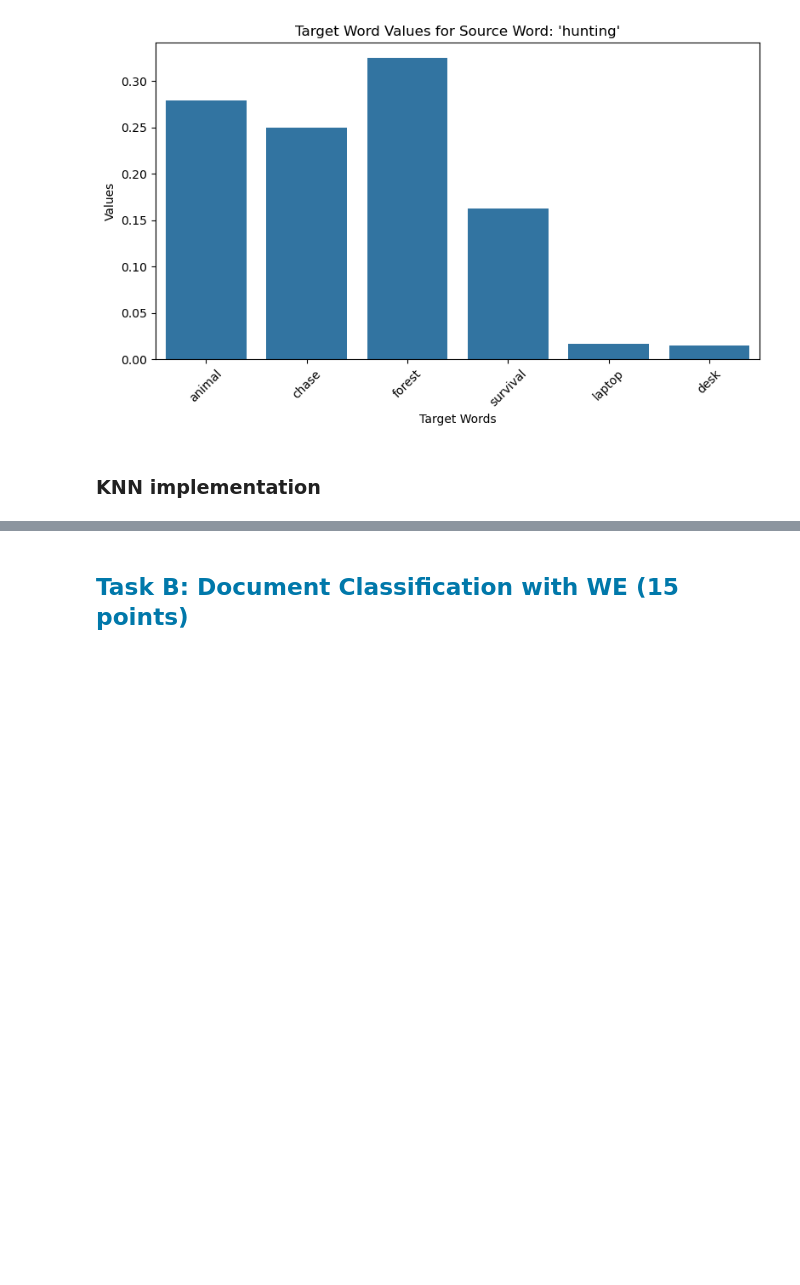
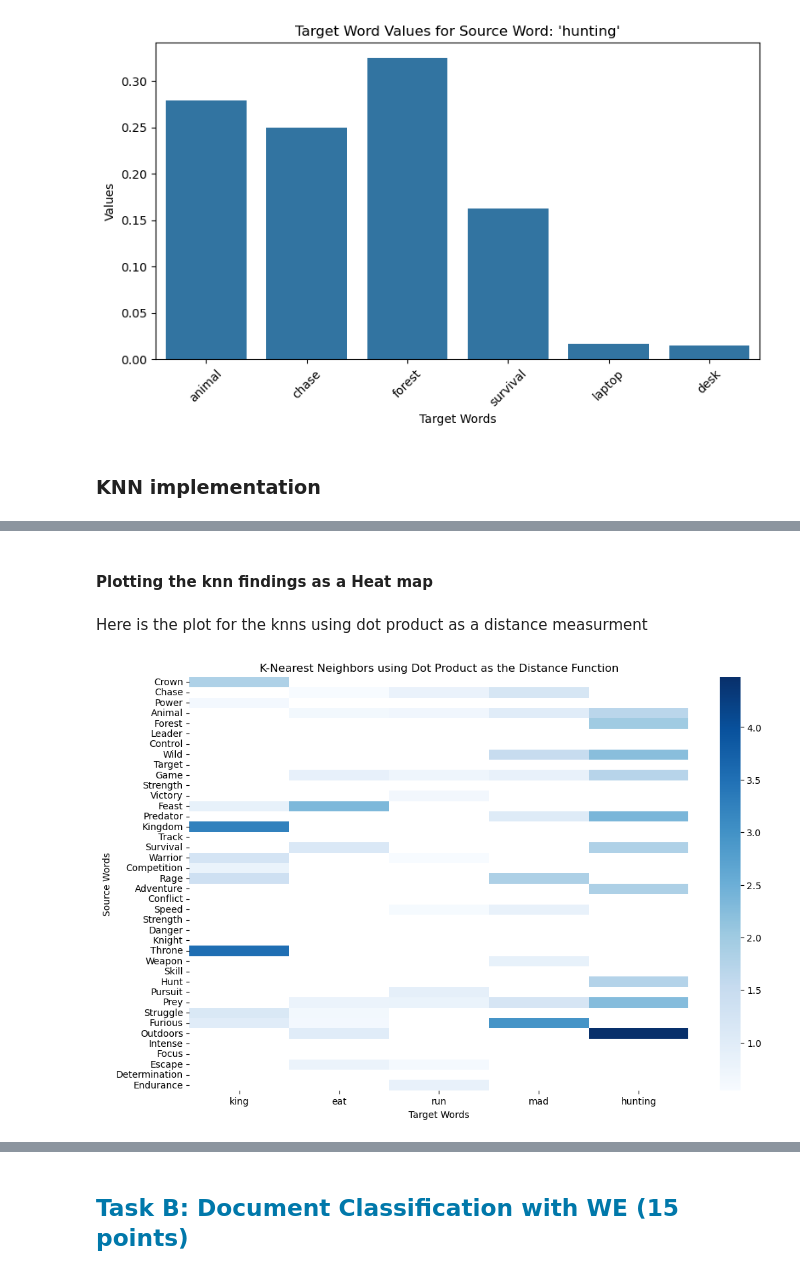
Before and after one commit to Alkhatir/NLP, a Jupyter notebook: Ass2/ISSA.ipynb, the cells around one changed output, grey strips where cells are left out. Drawn from its saved outputs; the diff is of its cells as text; code cells hidden in the pictures; blank space fills up the shorter version.

Commit message:
Implemented KNN based on dot product similarity and cosine similarity and created some plots

```diff
--- a/Ass2/ISSA.ipynb
+++ b/Ass2/ISSA.ipynb
@@ -207,0 +217,25 @@ def knn(source_word, set_words, k=3):
+# %%
+target_words = [
+    "Crown", "Chase", "Power", "Animal", "Forest", "Leader", "Control", "Wild",
+    "Target", "Game", "Strength", "Victory", "Feast", "Predator", "Kingdom",
+    "Track", "Survival", "Warrior", "Competition", "Rage", "Adventure", "Conflict",
+    "Speed", "Strength", "Danger", "Knight", "Throne", "Weapon", "Skill", "Hunt",
+    "Pursuit", "Prey", "Struggle", "Furious", "Outdoors", "Intense", "Focus",
+    "Escape", "Determination", "Endurance"
+]
+
+# Calculate the k-nearest neighbors for each source word using the dot product as the distance function
+print("\033[94m{}\033[00m" .format("K-Nearest Neighbors using Dot Product as the Distance Function"))
+for source_word in source_words:
+    print(f"Source Word: '{source_word}'")
+    neighbors, similarities = knn(source_word, target_words, k=10, distance_fn=dot_product)
+    for n,s in zip(neighbors, similarities):
+        print(f"\t Target Word: '{n}', Similarity: {s}")
+print("\n")
+# Calculate the k-nearest neighbors for each source word using the cosine similarity as the distance function
+print("\033[94m{}\033[00m" .format("K-Nearest Neighbors using Cosine Similarity as the Distance Function"))
+for source_word in source_words:
+    print(f"Source Word: '{source_word}'")
+    neighbors, similarities = knn(source_word, target_words, k=10, distance_fn=cosine_similarity)
+    for n,s in zip(neighbors, similarities):
+        print(f"\t Target Word: '{n}', Similarity: {s}")
@@ -207,0 +260,21 @@ def knn(source_word, set_words, k=3):
+# %% [markdown]
+#### Plotting the knn findings as a Heat map
+# %% [markdown]
+Here is the plot for the knns using dot product as a distance measurment
+# %%
+knn_dot = pd.DataFrame(columns=target_words, index=source_words)
+for source_word in source_words:
+    neighbors, similarities = knn(source_word, target_words, k=10, distance_fn=dot_product)
+    for target_word, similarity in zip(neighbors, similarities):
+        knn_dot.loc[source_word][target_word] = similarity
+knn_dot = knn_dot.astype(np.float64)
+
+
+plt.figure(figsize=(12, 8))
+sns.heatmap(knn_dot.T, annot=False, cmap="Blues", fmt=".3f", cbar=True)
+plt.title("K-Nearest Neighbors using Dot Product as the Distance Function")
+plt.xlabel("Target Words")
+plt.ylabel("Source Words")
+plt.show()
+# %% [output]
+[figure, added]
```
Also changed, not shown: parts of 5 cells of this notebook.
